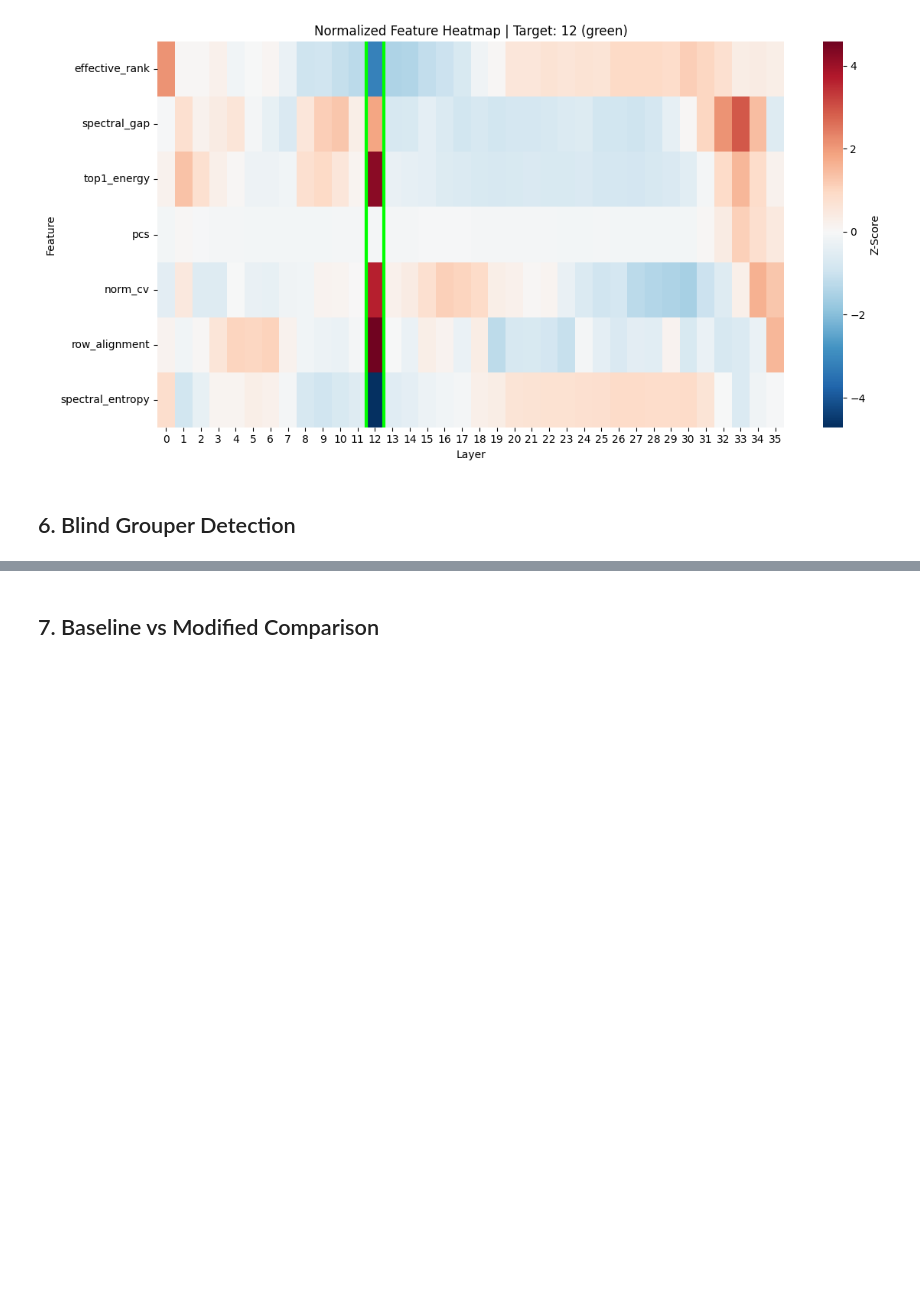
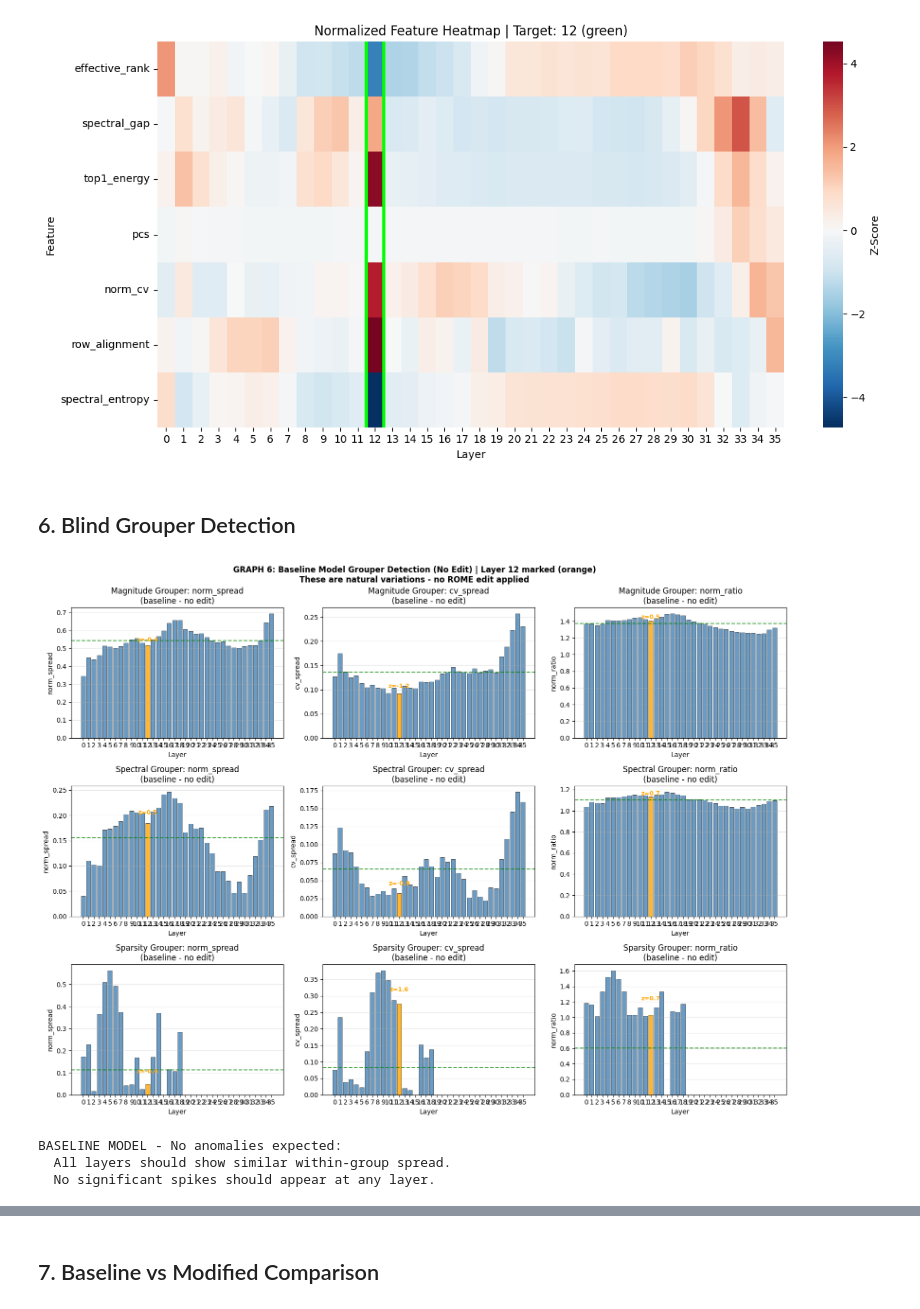
Before and after one commit to Security-FIT/Latium, a Jupyter notebook: structural_analysis.ipynb, the cells around one changed output, grey strips where cells are left out. Drawn from its saved outputs; the diff is of its cells as text; code cells hidden in the pictures; blank space fills up the shorter version.

```diff
--- a/structural_analysis.ipynb
+++ b/structural_analysis.ipynb
@@ -198,6 +267,66 @@ if layer_features:
 [figure]
 # %% [markdown]
 ## 6. Blind Grouper Detection
+# %%
+# Baseline Model: Grouper-Based Detection
+# Shows within-layer group spread for the baseline (unedited) model
+
+baseline_grouper = data.get('baseline_blind', {}).get('grouper_detection', {})
+
+if baseline_grouper and 'layer_group_stats' in baseline_grouper:
+    layer_stats = baseline_grouper['layer_group_stats']
+    layers = sorted([int(k) for k in layer_stats.keys()])
+
+    grouper_names = ['magnitude', 'spectral', 'sparsity']
+    metrics = ['norm_spread', 'cv_spread', 'norm_ratio']
+
+    # Create 3x3 grid: rows = groupers, cols = metrics
+    fig, axes = plt.subplots(3, 3, figsize=(16, 12))
+
+    for row, gname in enumerate(grouper_names):
+        for col, metric in enumerate(metrics):
+            ax = axes[row, col]
+
+            # Get the spread metric for each layer in baseline
+            vals = []
+            for l in layers:
+                gdata = layer_stats[str(l)].get(gname, {})
+                vals.append(gdata.get(metric, 0))
+
+            colors = ['orange' if l == target_layer else 'steelblue' for l in layers]
+            ax.bar(layers, vals, color=colors, alpha=0.8, edgecolor='black', linewidth=0.5)
+            ax.axhline(y=np.mean(vals), color='green', linestyle='--', alpha=0.7, label=f'Mean: {np.mean(vals):.3f}')
+
+            ax.set_xlabel('Layer')
+            ax.set_ylabel(metric)
+            ax.set_title(f'{gname.title()} Grouper: {metric}\n(baseline - no edit)')
+            ax.set_xticks(layers)
+            ax.grid(axis='y', alpha=0.3)
+
+            # Annotate target layer position
+            if target_layer in layers:
+                t_idx = layers.index(target_layer)
+                t_val = vals[t_idx]
+                z = (t_val - np.mean(vals)) / (np.std(vals) + 1e-10)
+                ax.annotate(f'z={z:.1f}', (target_layer, t_val),
+                           xytext=(target_layer, t_val + np.std(vals)*0.3),
+                           ha='center', fontweight='bold', color='orange', fontsize=9)
+
+    plt.suptitle(f'GRAPH 6: Baseline Model Grouper Detection (No Edit) | Layer {target_layer} marked (orange)\n'
+                 'These are natural variations - no ROME edit applied', fontsize=12, fontweight='bold')
+    plt.tight_layout()
+    plt.show()
+
+    print("BASELINE MODEL - No anomalies expected:")
+    print("  All layers should show similar within-group spread.")
+    print("  No significant spikes should appear at any layer.")
+else:
+    print("No baseline grouper detection data")
+# %% [output]
+[figure, added]
+BASELINE MODEL - No anomalies expected:
+  All layers should show similar within-group spread.
+  No significant spikes should appear at any layer.
 # %%
 # Grouper-Based Blind Detection: WITHIN-LAYER Group Comparison
 #
```
Also changed, not shown: parts of 16 cells of this notebook, 9 other files.
